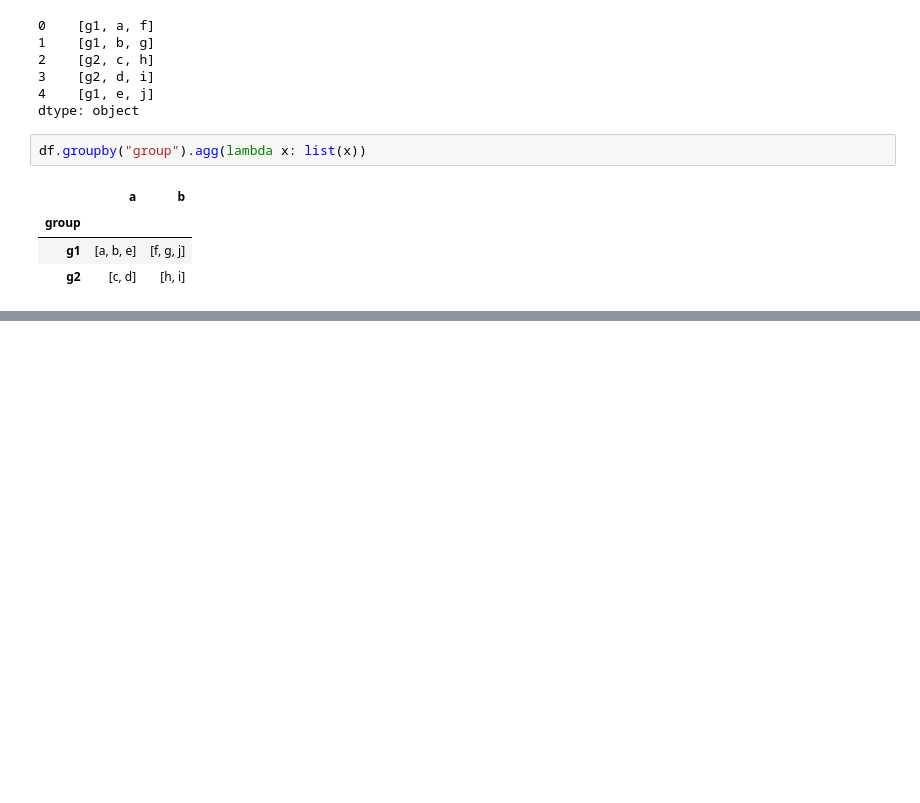
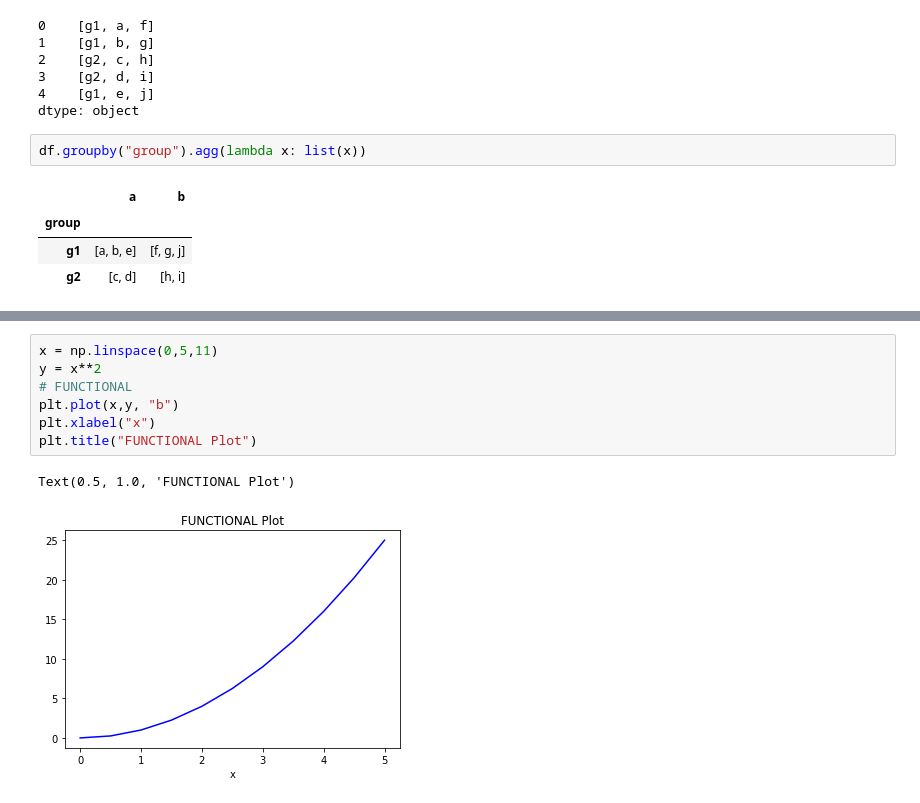
Before and after one commit to moritzwilksch/DataScienceEducation, a Jupyter notebook: JosePortilla-PythonForDS/Notes-PythonForDS.ipynb, the cells around one changed output, grey strips where cells are left out. Drawn from its saved outputs; the diff is of its cells as text; blank space fills up the shorter version.

Commit message:
plotting

```diff
--- a/JosePortilla-PythonForDS/Notes-PythonForDS.ipynb
+++ b/JosePortilla-PythonForDS/Notes-PythonForDS.ipynb
@@ -159,0 +169,10 @@ df.groupby("group").agg(lambda x: list(x))
+# %%
+x = np.linspace(0,5,11)
+y = x**2
+# FUNCTIONAL
+plt.plot(x,y, "b")
+plt.xlabel("x")
+plt.title("FUNCTIONAL Plot")
+# %% [output]
+Text(0.5, 1.0, 'FUNCTIONAL Plot')
+[figure, added]
```
Also changed, not shown: parts of 23 cells of this notebook.
